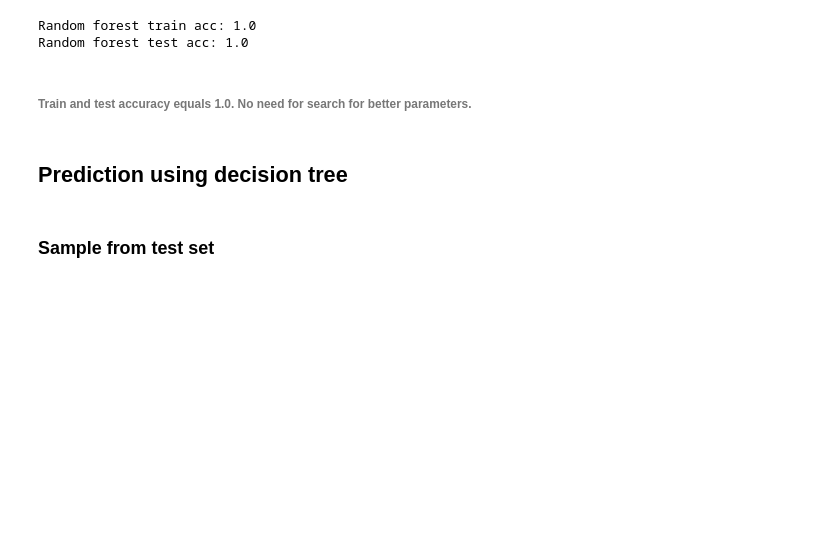
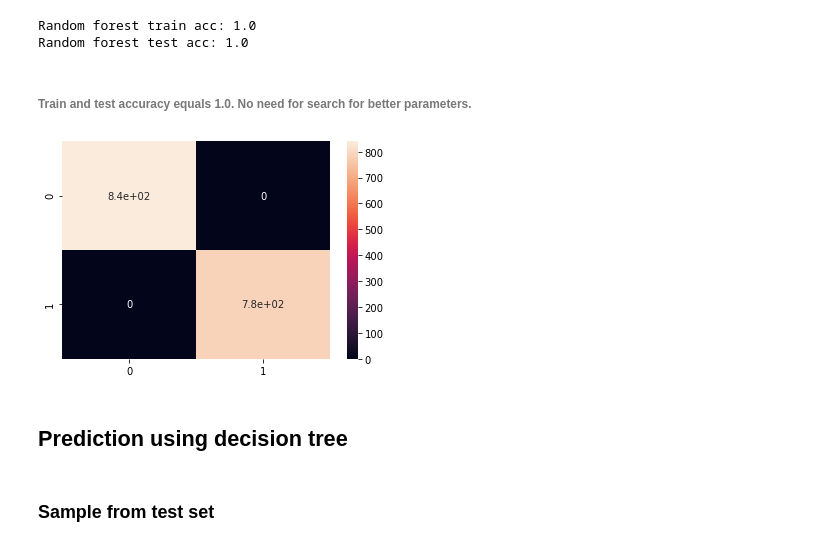
Before and after one commit to jwnuk/data-science-bootcamp, a Jupyter notebook: 3-projekt-ml/models/decision_tree-random_forest/decision_tree-random_forest.ipynb, the cells around one changed output. Drawn from its saved outputs; the diff is of its cells as text; code cells hidden in the pictures; blank space fills up the shorter version.

```diff
--- a/3-projekt-ml/models/decision_tree-random_forest/decision_tree-random_forest.ipynb
+++ b/3-projekt-ml/models/decision_tree-random_forest/decision_tree-random_forest.ipynb
@@ -95,6 +98,12 @@ Random forest train acc: 1.0
 Random forest test acc: 1.0
 # %% [markdown]
 ###### Train and test accuracy equals 1.0. No need for search for better parameters.
+# %%
+cm = confusion_matrix(y_test, model_forest.predict(X_test))
+sns.heatmap(cm, annot=True)
+plt.show();
+# %% [output]
+[figure, added]
 # %% [markdown]
 ## Prediction using decision tree
 # %% [markdown]
```
Also changed, not shown: parts of 40 cells of this notebook, 1 other file.
